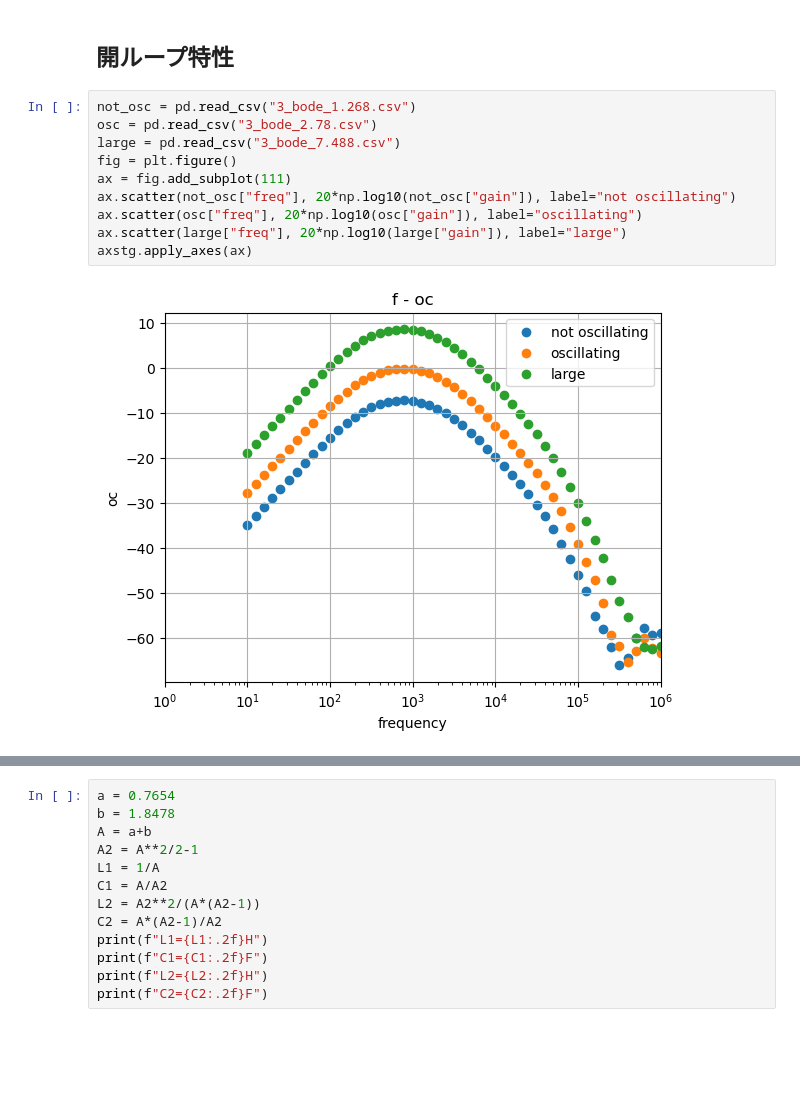
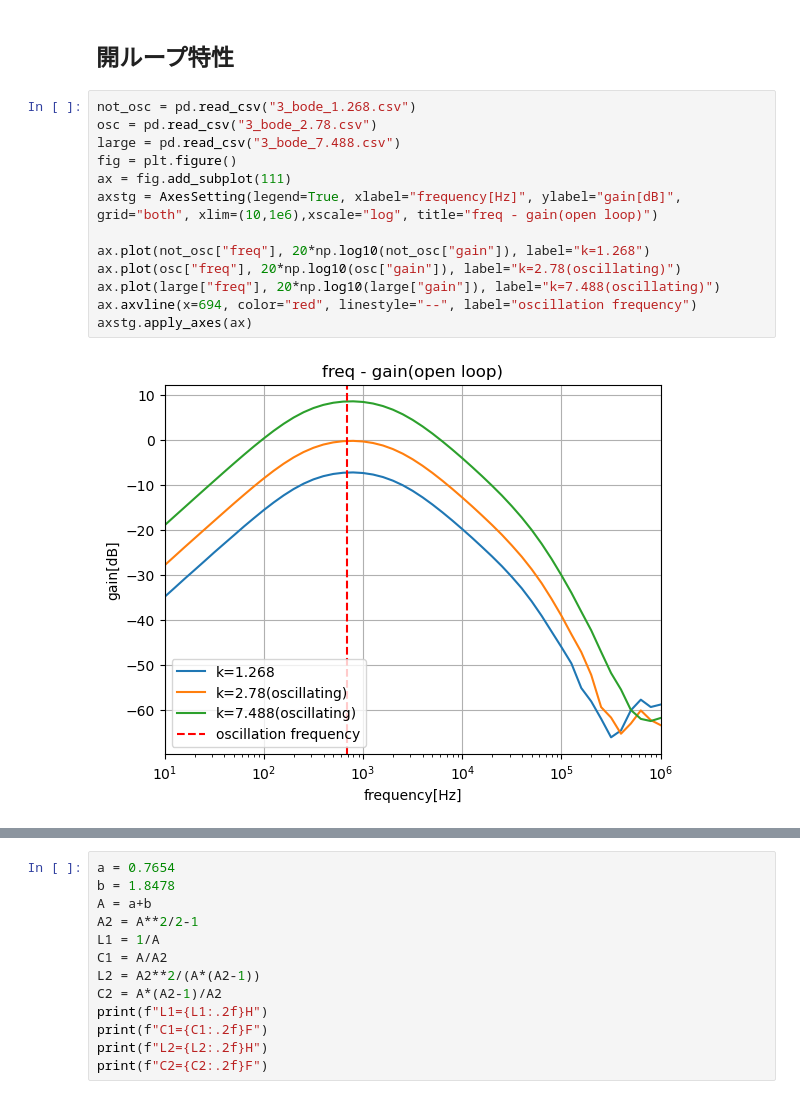
Before and after one commit to uzumibi/A2, a Jupyter notebook: 7-2.ipynb, the cells around one changed output, grey strips where cells are left out. Cells and saved outputs as stored; diff of their text form; blank space fills up the shorter version.

```diff
--- a/7-2.ipynb
+++ b/7-2.ipynb
@@ -45,15 +45,18 @@ axstg.apply_axes(ax)
 # %%
 not_osc = pd.read_csv("3_bode_1.268.csv")
 osc = pd.read_csv("3_bode_2.78.csv")
 large = pd.read_csv("3_bode_7.488.csv")
 fig = plt.figure()
 ax = fig.add_subplot(111)
-ax.scatter(not_osc["freq"], 20*np.log10(not_osc["gain"]), label="not oscillating")
-ax.scatter(osc["freq"], 20*np.log10(osc["gain"]), label="oscillating")
-ax.scatter(large["freq"], 20*np.log10(large["gain"]), label="large")
+axstg = AxesSetting(legend=True, xlabel="frequency[Hz]", ylabel="gain[dB]", grid="both", xlim=(10,1e6),xscale="log", title="freq - gain(open loop)")
+
+ax.plot(not_osc["freq"], 20*np.log10(not_osc["gain"]), label="k=1.268")
+ax.plot(osc["freq"], 20*np.log10(osc["gain"]), label="k=2.78(oscillating)")
+ax.plot(large["freq"], 20*np.log10(large["gain"]), label="k=7.488(oscillating)")
+ax.axvline(x=694, color="red", linestyle="--", label="oscillation frequency")
 axstg.apply_axes(ax)
 # %% [output]
-[figure, old version]
+[figure, new version]
 # %%
 
 fig = plt.figure()
```
Also changed, not shown: parts of 5 cells of this notebook, 3 other files.
